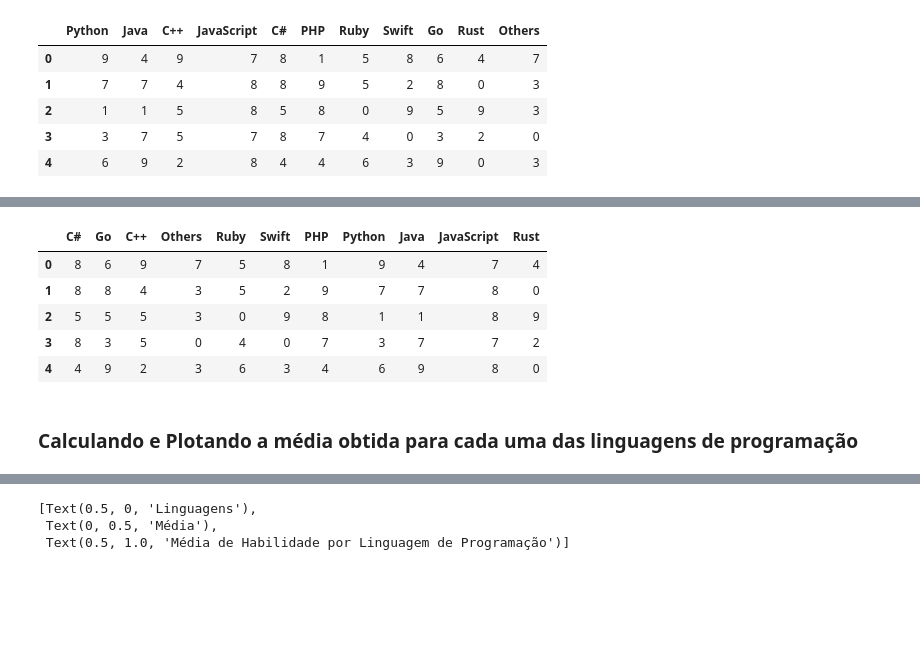
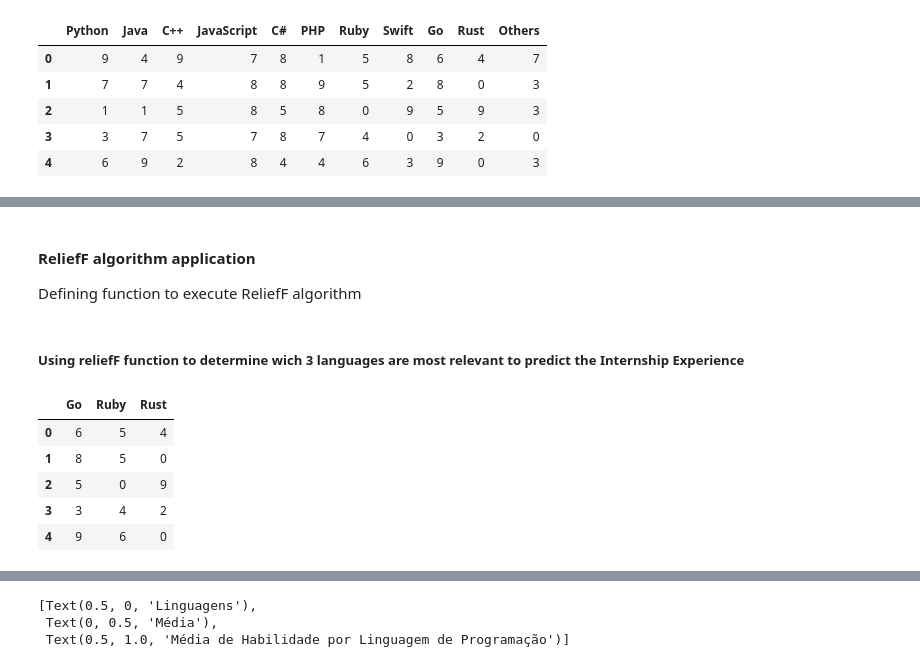
Before and after one commit to akitodr/dataMiningProject, a Jupyter notebook: main.ipynb, the cells around one changed output, grey strips where cells are left out. Cells and saved outputs as stored; diff of their text form; code cells hidden in the pictures; blank space fills up the shorter version.

```diff
--- a/main.ipynb
+++ b/main.ipynb
@@ -218,4 +217,6 @@ Including GPA (Grade Point Average)
 # %%
-def including_column(column_name):
-    new_df = languages_df.copy()
+def add_columns(column_name, used_df):
+    new_df = used_df.copy()
     new_df[column_name] = df[column_name]
+
+    return new_df
@@ -231,0 +225,3 @@ Criação de um novo dataset ordenado com base nas linguagens mais relevantes de
+# %%
+internship_df = add_columns('Internship_Experience', languages_df).copy()
+internship_df.head()
@@ -232,27 +247,26 @@ Criação de um novo dataset ordenado com base nas linguagens mais relevantes de
+# %% [markdown]
+#### ReliefF algorithm application
+Defining function to execute ReliefF algorithm
 # %%
-# ReliefF
+def reliefF(n_features, used_df, predict_column):
+    selector = ReliefFSelector(n_features=n_features)
+    # Armazenando em um array as colunas ordenadas com base na relevância para a predição
+    selected_cols = selector.select(used_df, predict_column)
 
-# Criando um objeto ReliefF (n_neighbors = 5, n_features = 10)
-selector = ReliefFSelector(n_features=12)
-# Armazenando em um array as colunas ordenadas com base na relevância para a classificação
-selected_cols = selector.select(gpa_df, "GPA")
-
-# Armazenando em um array as colunas que serão removidas com base na relevância (menor score)
-# cols_to_drop = selected_cols[5:]
-# print(cols_to_drop)
-
-# # Criando uma nova base de dados a partir da base original
-new_gpa_df = gpa_df.copy().reindex(columns=selected_cols)
-new_gpa_df.head()
-
-# # Imprimindo informações da nova base
-# new_df.head()
+    # # Criando uma nova base de dados a partir da base original
+    new_df = used_df.copy().reindex(columns=selected_cols)
+    return new_df
-# %% [output]
-|  | C# | Go | C++ | Others | Ruby | Swift | PHP | Python | Java | JavaScript | Rust |
-| 0 | 8 | 6 | 9 | 7 | 5 | 8 | 1 | 9 | 4 | 7 | 4 |
-| 1 | 8 | 8 | 4 | 3 | 5 | 2 | 9 | 7 | 7 | 8 | 0 |
-| 2 | 5 | 5 | 5 | 3 | 0 | 9 | 8 | 1 | 1 | 8 | 9 |
-| 3 | 8 | 3 | 5 | 0 | 4 | 0 | 7 | 3 | 7 | 7 | 2 |
-| 4 | 4 | 9 | 2 | 3 | 6 | 3 | 4 | 6 | 9 | 8 | 0 |
-# %% [markdown]
-### Calculando e Plotando a média obtida para cada uma das linguagens de programação
+# %% [markdown]
+##### Using reliefF function to determine wich 3 languages are most relevant to predict the Internship Experience
+# %%
+intern_reliefF_df = reliefF(3, internship_df, 'Internship_Experience').copy()
+# intern_reliefF_df.drop('Internship_Experience')
+
+intern_reliefF_df.head()
+# %% [output]
+|  | Go | Ruby | Rust |
+| 0 | 6 | 5 | 4 |
+| 1 | 8 | 5 | 0 |
+| 2 | 5 | 0 | 9 |
+| 3 | 3 | 4 | 2 |
+| 4 | 9 | 6 | 0 |
```
Also changed, not shown: parts of 54 cells of this notebook.
